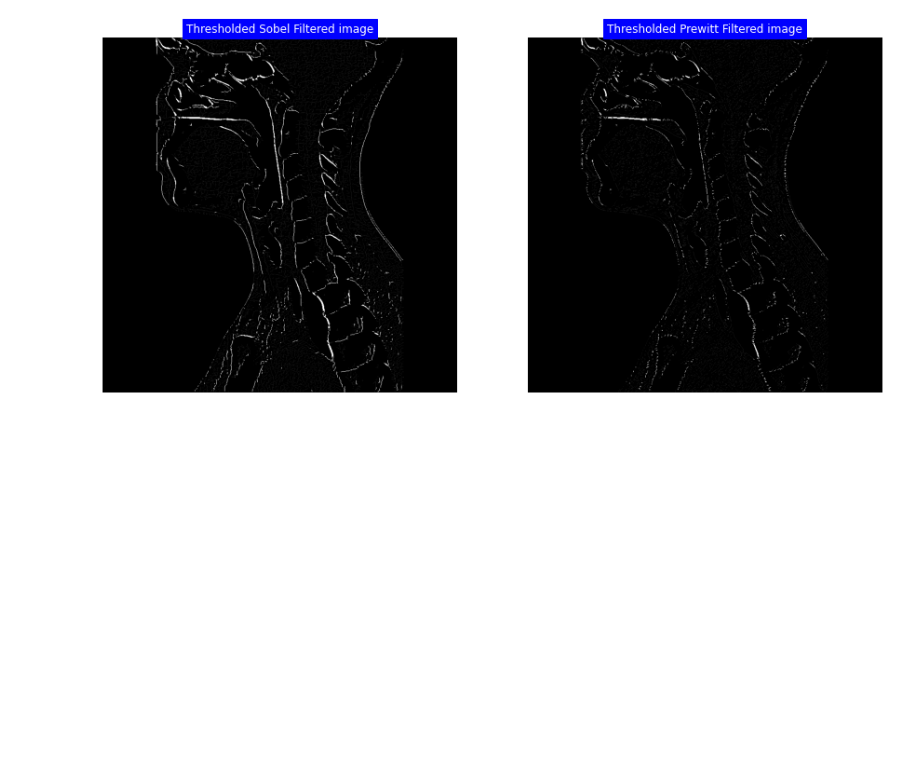
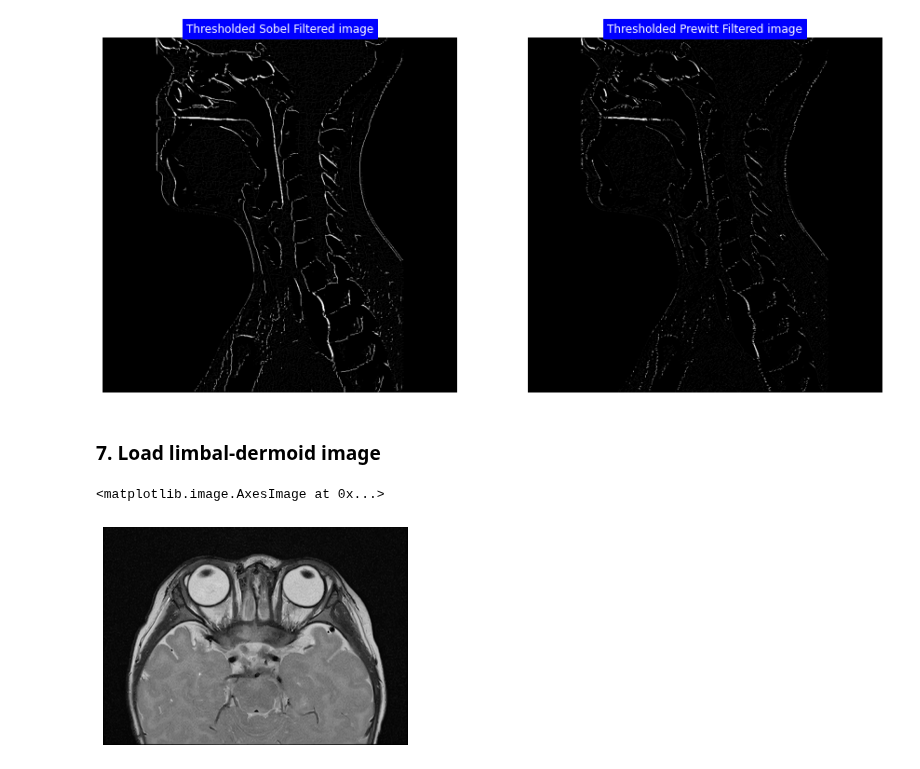
Before and after one commit to zahrasalarian/Digital-Image-Processing-for-Medical-Applications, a Jupyter notebook: HW6/pt-3.ipynb, the cells around one changed output. Saved outputs shown, nothing was run; the diff lists cells and outputs as text; code cells hidden in the pictures; blank space fills up the shorter version.

Commit message:
Loads limbal-dermoid image.

```diff
--- a/HW6/pt-3.ipynb
+++ b/HW6/pt-3.ipynb
@@ -198,3 +198,13 @@ plt.imshow(th_prewitt_img, cmap='gray', vmin=0, vmax=255)
 # %% [output]
 <matplotlib.image.AxesImage at 0x...>
 [figure]
+# %% [markdown]
+### 7. Load limbal-dermoid image
+# %%
+normal_img = cv2.imread('limbal-dermoid.jpeg', 0)
+## disable x & y axis
+plt.axis('off')
+plt.imshow(normal_img, cmap='gray', vmin=normal_img.min(), vmax=normal_img.max())
+# %% [output]
+<matplotlib.image.AxesImage at 0x...>
+[figure, added]
```
Also changed, not shown: parts of 1 cell of this notebook.
